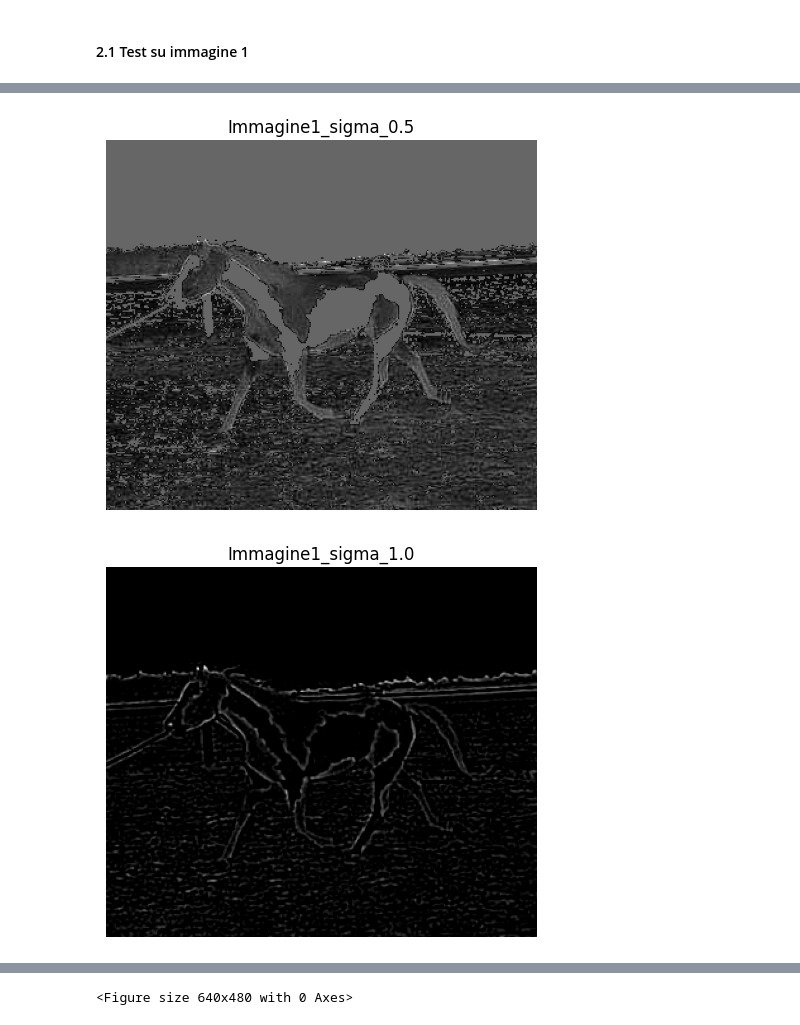
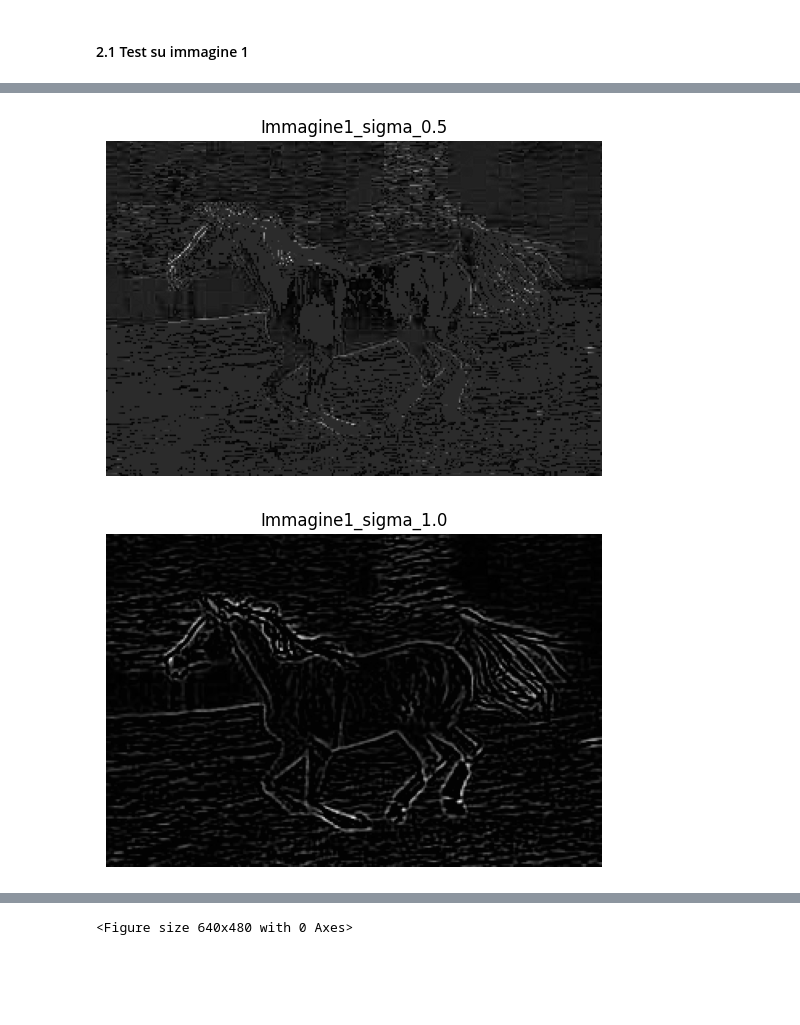
Before and after one commit to francealip/assignment_1_ISPR_23-24, a Jupyter notebook: src/LoG_detector.ipynb, the cells around one changed output, grey strips where cells are left out. Cells and saved outputs as stored; diff of their text form; code cells hidden in the pictures; blank space fills up the shorter version.

```diff
--- a/src/LoG_detector.ipynb
+++ b/src/LoG_detector.ipynb
@@ -41,8 +41,13 @@ def laplacian_of_gaussian(sigma):
     :return: LoG filter kernel
     """
     size = np.ceil(6*sigma)
+
+    #fix odd size for centering the filter
+    if(size%2 == 0):
+        size = size + 1
+
     # Create vector of coordinates
-    x, y = np.meshgrid(np.arange(-size//2, size//2 + 1), np.arange(-size//2, size//2 + 1))
+    x, y = np.meshgrid(np.arange(-size//2 + 1, size//2 + 1), np.arange(-size//2 + 1, size//2 + 1))
 
     # Compute normalized laplacian of a Gaussian function using the coordinates
     log = ((-1/(np.pi * sigma**2))*(1-((x*x+y*y)/(2*sigma**2)))*np.exp(-(x*x+y*y)/(2*sigma**2)))
@@ -86,7 +91,7 @@ def thresholding(img):
     :return: thresholded image
     """
     img = np.array(img)
-    threshold =  0.5 * (np.max(img) + np.min(img)) #np.average(img)
+    threshold =  np.average(img)
     img[img < threshold] = 0
     return img
 
@@ -236,11 +259,11 @@ np.set_printoptions(threshold=np.inf)
 [figure]
 <Figure size 640x480 with 0 Axes>
 # %%
-feature_maps = multiple_scale_execution(img2, 0.5)
+feature_maps = multiple_scale_execution(img1, 0.5)
 
 for i,img in enumerate(feature_maps):
     sigma =0.5 * 2**i
     plot_image(img,1,sigma)
 # %% [output]
-[figure, old version]
+[figure, new version]
-[figure, old version]
+[figure, new version]
```
Also changed, not shown: parts of 4 cells of this notebook.
